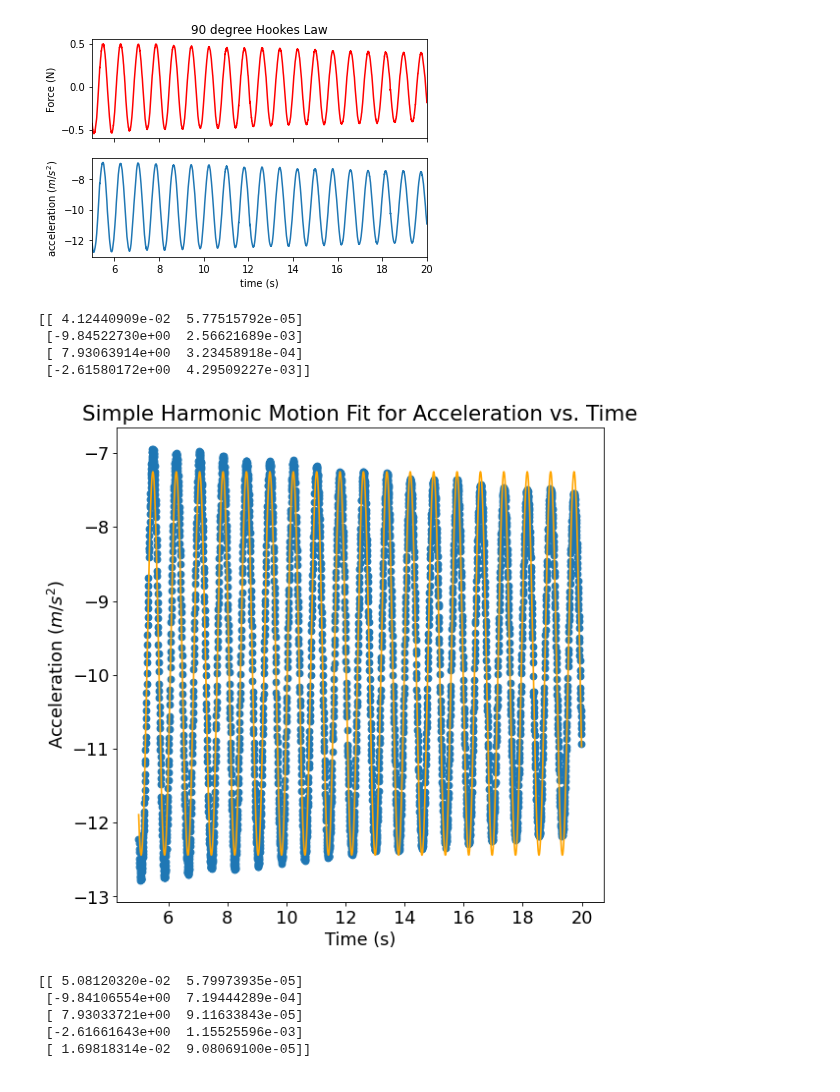
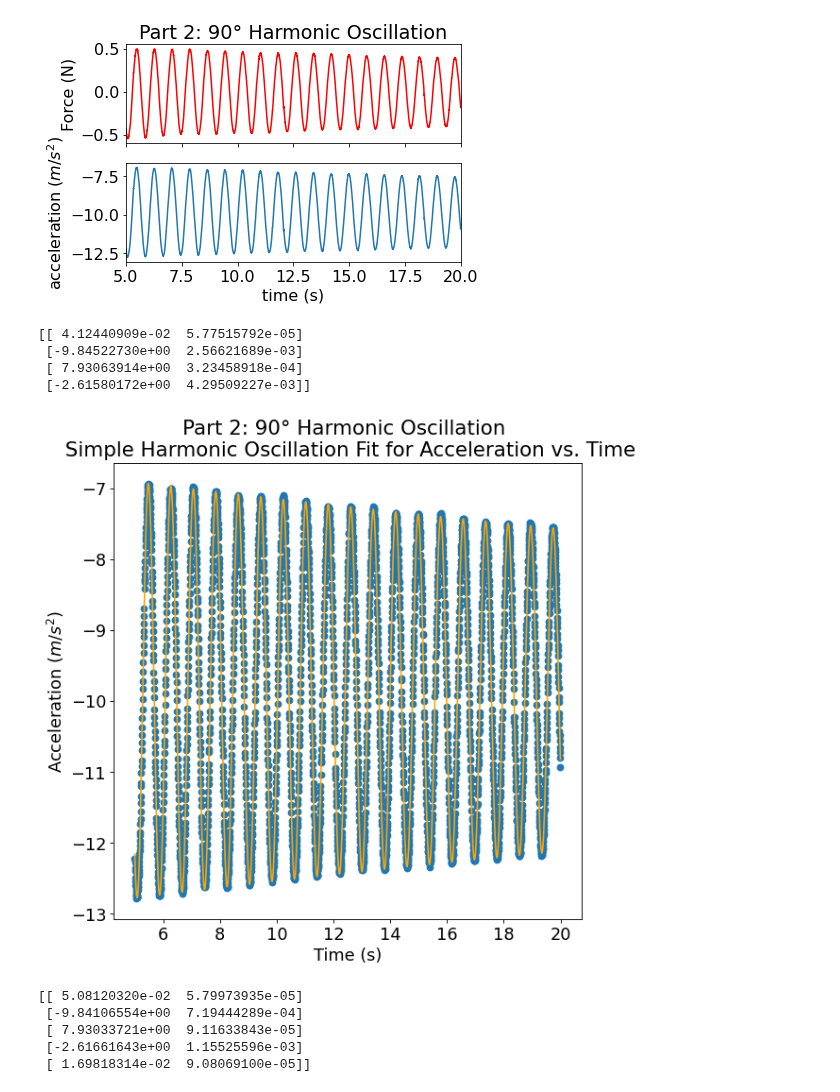
Before and after one commit to matthew-ding/physics5bl, a Jupyter notebook: Lab7/Data/Lab7_Part2.ipynb, the cells around one changed output. Cells and saved outputs as stored; diff of their text form; code cells hidden in the pictures.

```diff
--- a/Lab7/Data/Lab7_Part2.ipynb
+++ b/Lab7/Data/Lab7_Part2.ipynb
@@ -28,17 +26,17 @@ force = force_interp(time)
 # %%
 # Two subplots, the axes array is shared
 # Choose the sensor for fitting.
 f, axarr = plt.subplots(2, sharex=True)
 plt.xlim(start_time, stop_time)
 axarr[0].plot(time, force,'r')
-axarr[0].set_title('90 degree Hookes Law')
+axarr[0].set_title('Part 2: 90° Harmonic Oscillation')
 axarr[0].set_ylabel('Force (N)')
 axarr[1].plot(time, accel)
 axarr[1].set_xlabel('time (s)')
 axarr[1].set_ylabel('acceleration $(m/s^2)$')
 plt.show()
 # %% [output]
-[figure, old version]
+[figure, new version]
 # %%
 # Defines the various oscillator models that we fit to:
 
@@ -82,13 +80,13 @@ plt.scatter(time, accel)
 plt.plot(time, accel_pred, color='orange', label=r'fit, $B - A \omega ^ 2 cos(\omega t - \phi)$')
 
 # Axes label and title
-plt.title("Simple Harmonic Motion Fit for Acceleration vs. Time")
+plt.title("Part 2: 90° Harmonic Oscillation \n Simple Harmonic Oscillation Fit for Acceleration vs. Time")
 plt.xlabel("Time (s)")
 plt.ylabel("Acceleration $(m/s^2)$")
 # plt.legend(loc='upper right', prop={'size': 13})
 plt.show()
 # %% [output]
-[figure, old version]
+[figure, new version]
 # %%
 oscillator_model = vdamped_a
 
```
Also changed, not shown: parts of 2 cells of this notebook, 3 other files.
